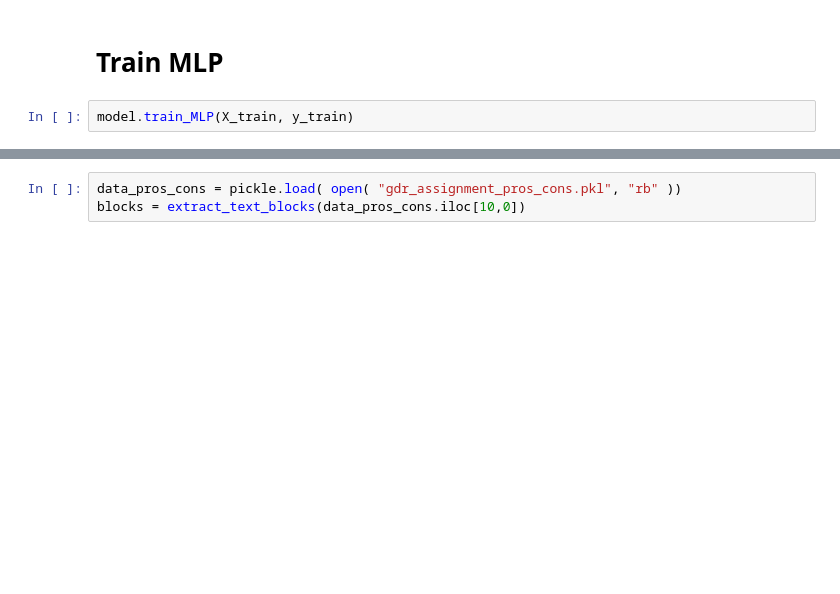
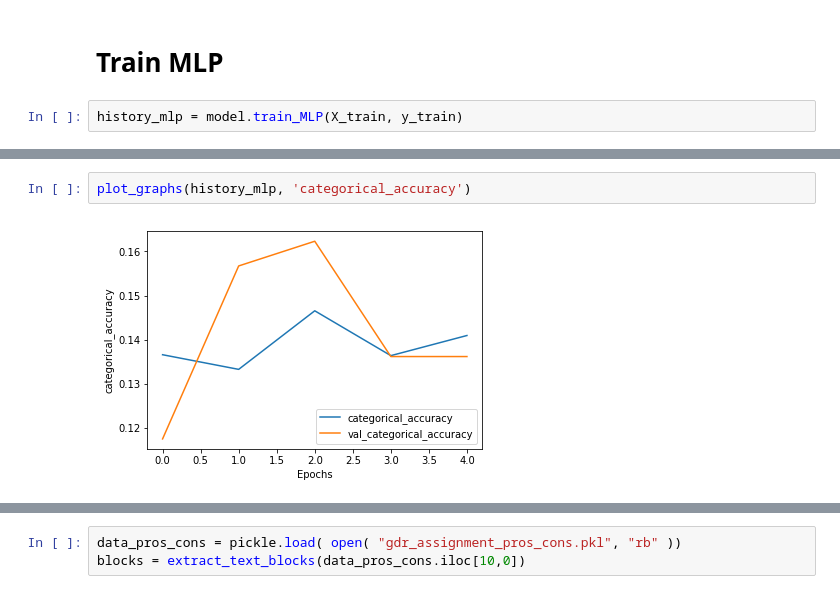
Before and after one commit to kshitij1489/review_classification, a Jupyter notebook: Glassdoor.ipynb, the cells around one changed output, grey strips where cells are left out. Drawn from its saved outputs; the diff is of its cells as text; blank space fills up the shorter version.

```diff
--- a/Glassdoor.ipynb
+++ b/Glassdoor.ipynb
@@ -68,7 +78,7 @@ Epoch 5/5
 # %% [markdown]
 # Train MLP
 # %%
-model.train_MLP(X_train, y_train)
+history_mlp = model.train_MLP(X_train, y_train)
 # %% [output]
 Train on 4824 samples, validate on 536 samples
 Epoch 1/5
@@ -84,0 +102,4 @@ Epoch 5/5
+# %%
+plot_graphs(history_mlp, 'categorical_accuracy')
+# %% [output]
+[figure, added]
```
Also changed, not shown: parts of 17 cells of this notebook, 1 other file.
